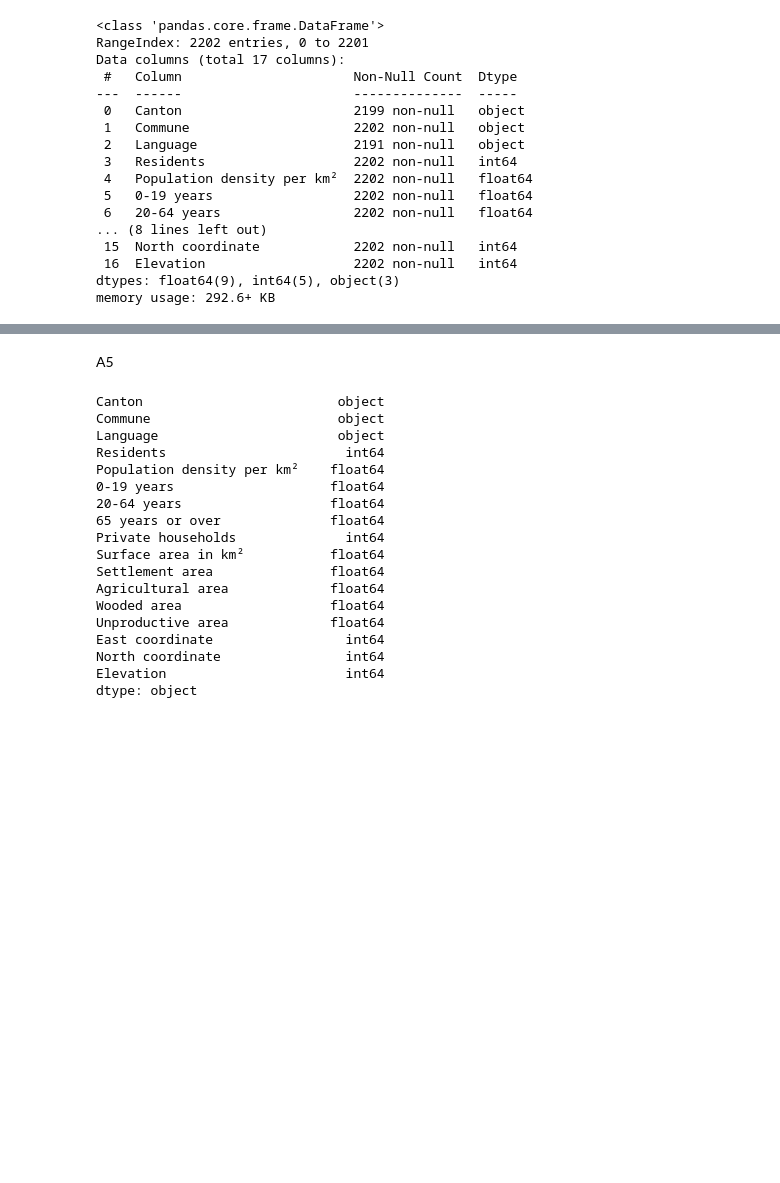
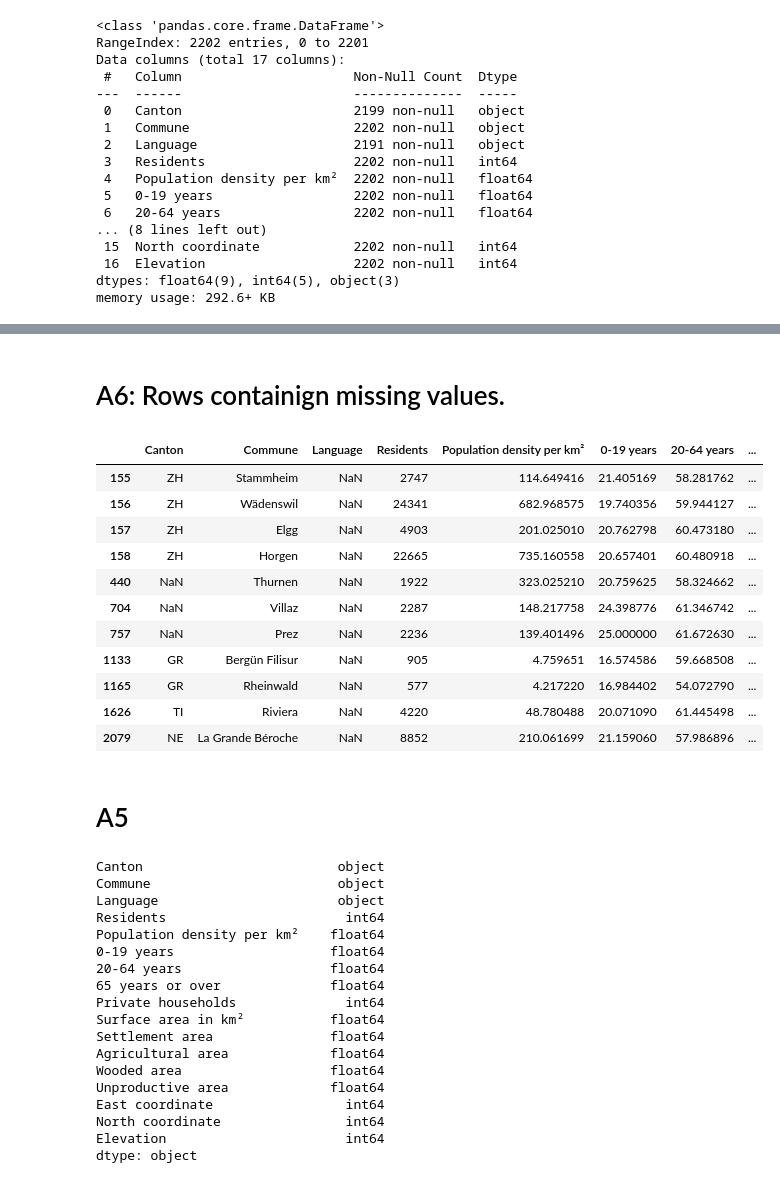
Before and after one commit to NasimLone/Exam-1, a Jupyter notebook: communes_solution.ipynb, the cells around one changed output, grey strips where cells are left out. Cells and saved outputs as stored; diff of their text form; code cells hidden in the pictures; blank space fills up the shorter version.

```diff
--- a/communes_solution.ipynb
+++ b/communes_solution.ipynb
@@ -50,5 +80,22 @@ The column canton has 3, the column language has 11.
+# %% [markdown]
+# A6: Rows containign missing values.
+# %%
+df[df.isna().any(axis=1)]
+# %% [output]
+|  | Canton | Commune | Language | Residents | Population density per km² | 0-19 years | 20-64 years | ... |
+| 155 | ZH | Stammheim | NaN | 2747 | 114.649416 | 21.405169 | 58.281762 | ... |
+| 156 | ZH | Wädenswil | NaN | 24341 | 682.968575 | 19.740356 | 59.944127 | ... |
+| 157 | ZH | Elgg | NaN | 4903 | 201.025010 | 20.762798 | 60.473180 | ... |
+| 158 | ZH | Horgen | NaN | 22665 | 735.160558 | 20.657401 | 60.480918 | ... |
+| 440 | NaN | Thurnen | NaN | 1922 | 323.025210 | 20.759625 | 58.324662 | ... |
+| 704 | NaN | Villaz | NaN | 2287 | 148.217758 | 24.398776 | 61.346742 | ... |
+| 757 | NaN | Prez | NaN | 2236 | 139.401496 | 25.000000 | 61.672630 | ... |
+| 1133 | GR | Bergün Filisur | NaN | 905 | 4.759651 | 16.574586 | 59.668508 | ... |
+| 1165 | GR | Rheinwald | NaN | 577 | 4.217220 | 16.984402 | 54.072790 | ... |
+| 1626 | TI | Riviera | NaN | 4220 | 48.780488 | 20.071090 | 61.445498 | ... |
+| 2079 | NE | La Grande Béroche | NaN | 8852 | 210.061699 | 21.159060 | 57.986896 | ... |
 # %% [markdown]
-A5
+# A5
 # %%
   df.dtypes #Check the data type for each column.
 # %% [output]
```
Also changed, not shown: parts of 38 cells of this notebook.
